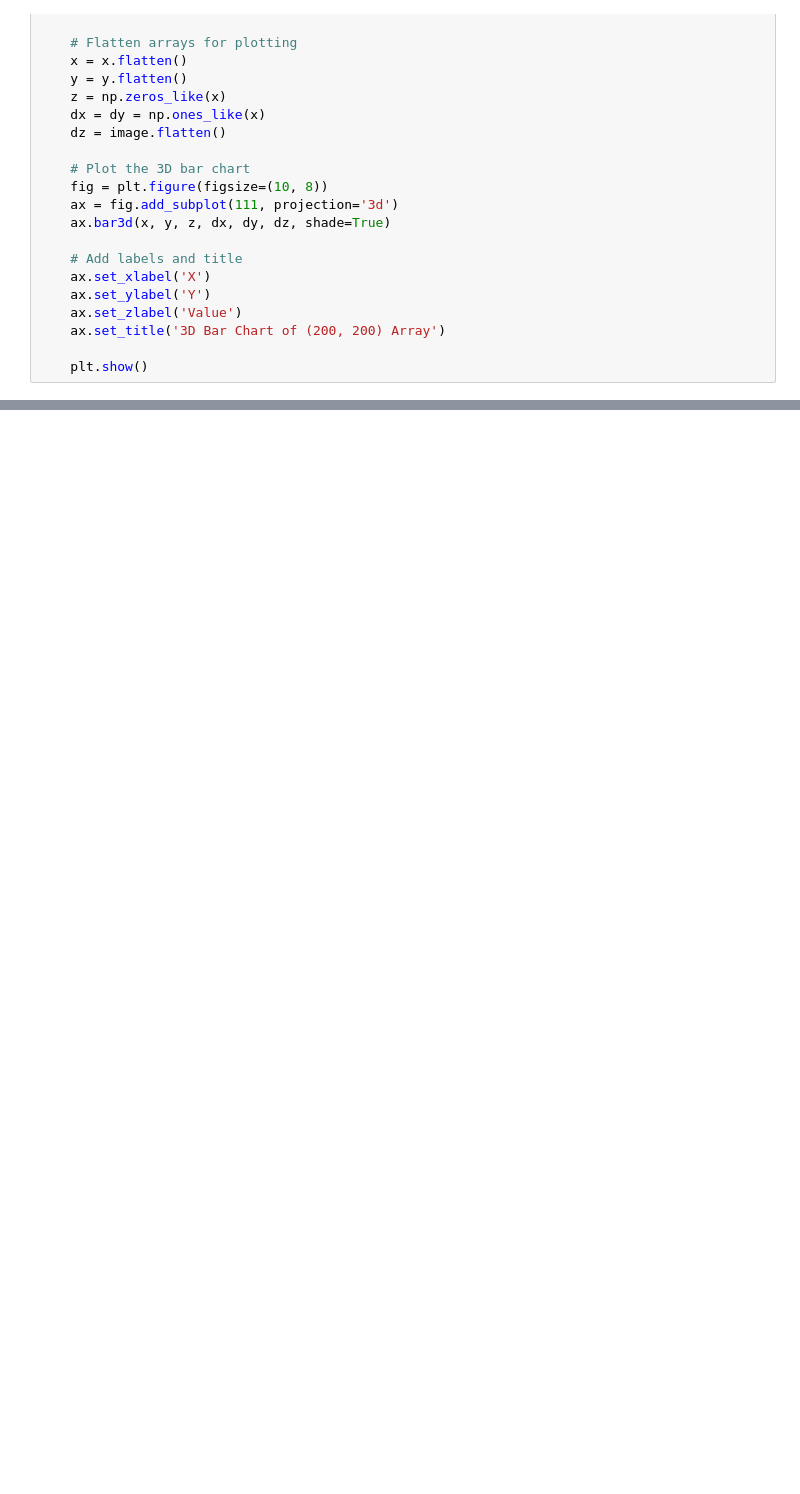
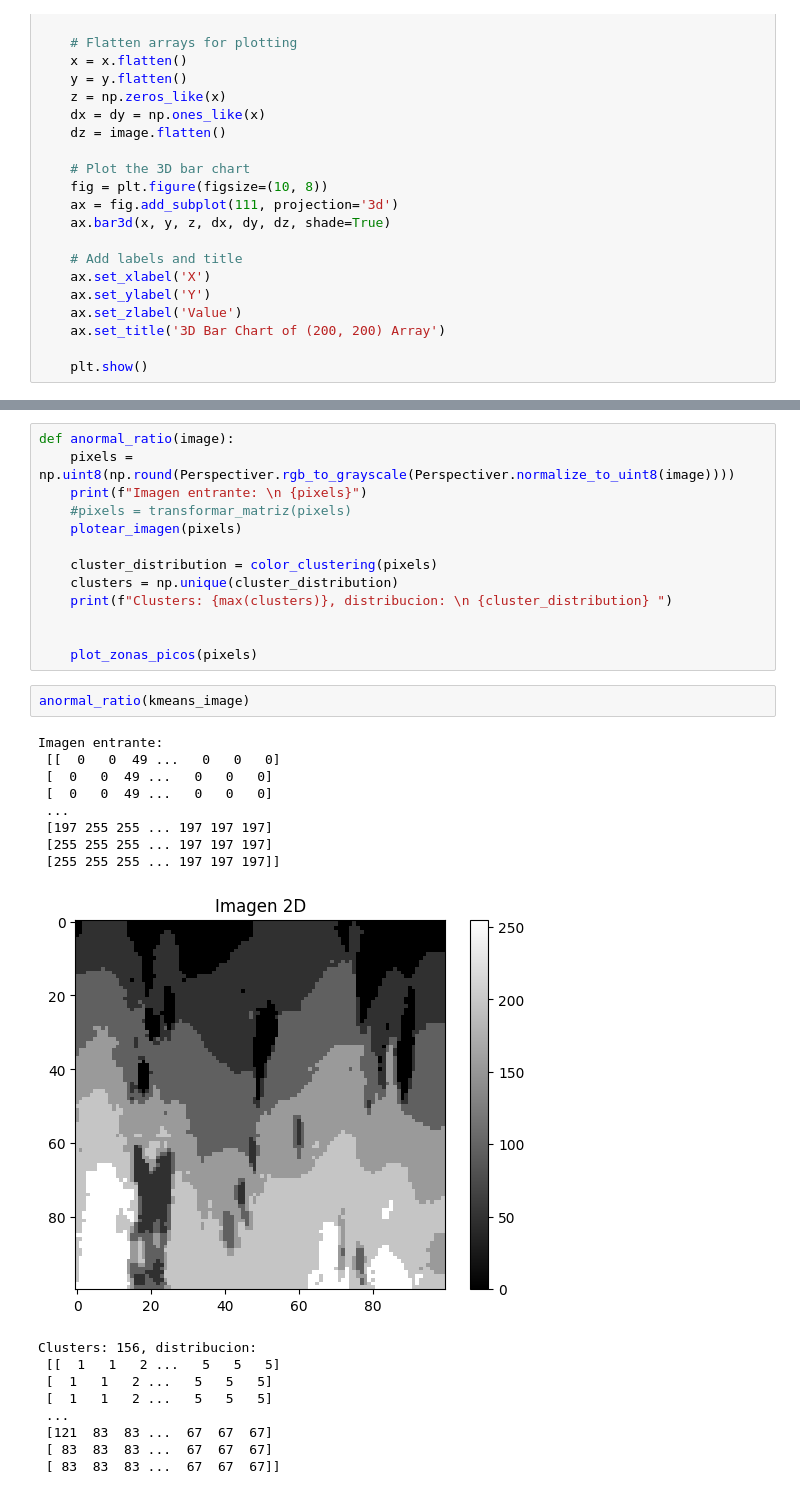
Before and after one commit to Lingfeng555/moe_edging, a Jupyter notebook: ImageTest.ipynb, the cells around one changed output, grey strips where cells are left out. Cells and saved outputs as stored; diff of their text form; blank space fills up the shorter version.

```diff
--- a/ImageTest.ipynb
+++ b/ImageTest.ipynb
@@ -213,0 +570,33 @@ Perspectiver.evaluate_clustering(original_image, clustered_image)
+# %%
+def anormal_ratio(image):
+    pixels = np.uint8(np.round(Perspectiver.rgb_to_grayscale(Perspectiver.normalize_to_uint8(image))))
+    print(f"Imagen entrante: \n {pixels}")
+    #pixels = transformar_matriz(pixels)
+    plotear_imagen(pixels)
+
+    cluster_distribution = color_clustering(pixels)
+    clusters = np.unique(cluster_distribution)
+    print(f"Clusters: {max(clusters)}, distribucion: \n {cluster_distribution} ")
+
+
+    plot_zonas_picos(pixels)
+# %%
+anormal_ratio(kmeans_image)
+# %% [output]
+Imagen entrante:
+ [[  0   0  49 ...   0   0   0]
+ [  0   0  49 ...   0   0   0]
+ [  0   0  49 ...   0   0   0]
+ ...
+ [197 255 255 ... 197 197 197]
+ [255 255 255 ... 197 197 197]
+ [255 255 255 ... 197 197 197]]
+[figure, added]
+Clusters: 156, distribucion:
+ [[  1   1   2 ...   5   5   5]
+ [  1   1   2 ...   5   5   5]
+ [  1   1   2 ...   5   5   5]
+ ...
+ [121  83  83 ...  67  67  67]
+ [ 83  83  83 ...  67  67  67]
+ [ 83  83  83 ...  67  67  67]]
```
Also changed, not shown: parts of 16 cells of this notebook.
